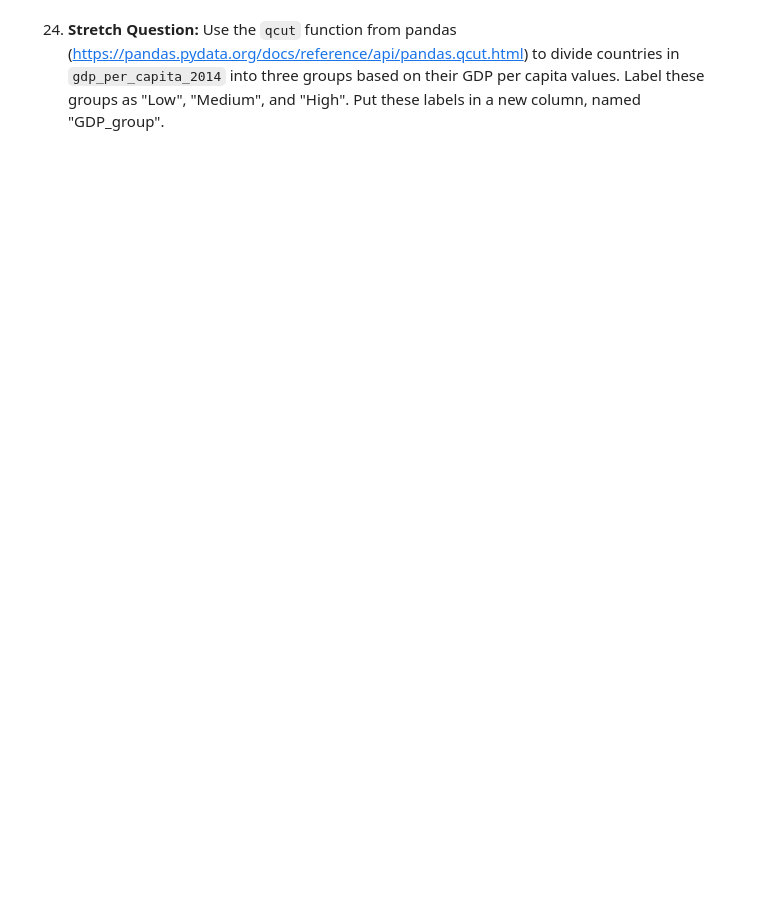
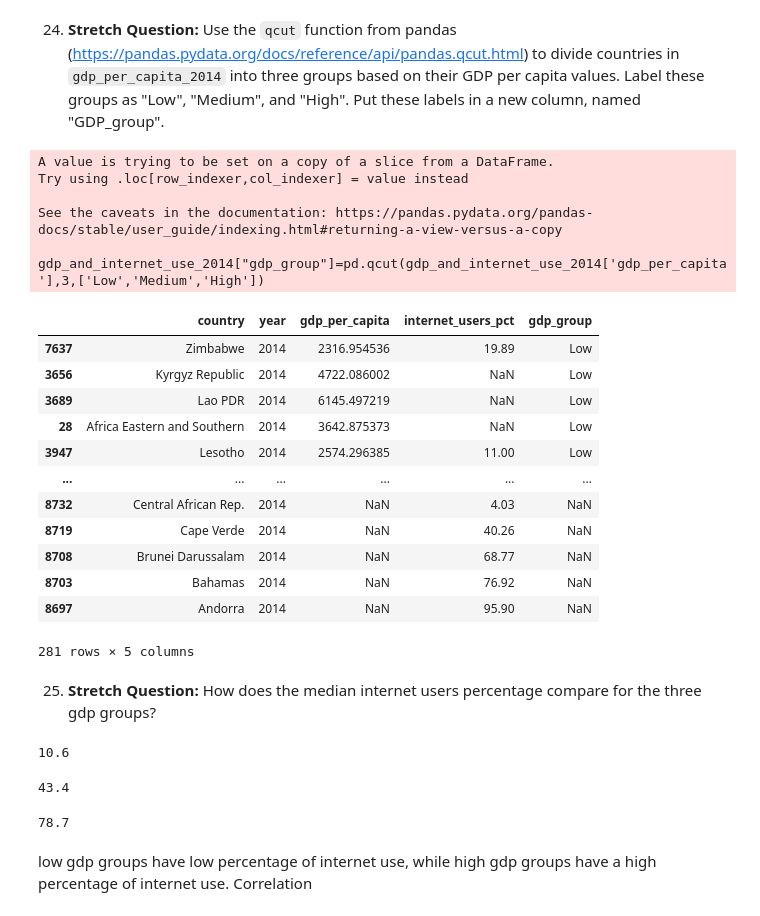
Before and after one commit to NSS-Data-Analytics-Cohort-10/gdp-and-internet-usage-megyg6, a Jupyter notebook: notebooks/gdp_and_internet_usage_notebook.ipynb, the cells around one changed output. Drawn from its saved outputs; the diff is of its cells as text; code cells hidden in the pictures; blank space fills up the shorter version.

Commit message:
working on 25 graph but do have numbers to compare need to go back for revisions

```diff
--- a/notebooks/gdp_and_internet_usage_notebook.ipynb
+++ b/notebooks/gdp_and_internet_usage_notebook.ipynb
@@ -285,4 +715,42 @@ gdp_and_internet_use_2014["internet_users_pct"].describe()
 24. **Stretch Question:** Use the `qcut` function from pandas (https://pandas.pydata.org/docs/reference/api/pandas.qcut.html) to divide countries in `gdp_per_capita_2014` into three groups based on their GDP per capita values. Label these groups as "Low", "Medium", and "High". Put these labels in a new column, named "GDP_group".
 # %%
 gdp_and_internet_use_2014["gdp_group"]=pd.qcut(gdp_and_internet_use_2014['gdp_per_capita'],3,['Low','Medium','High'])
-gdp_and_internet_use_2014.head()
+gdp_and_internet_use_2014.sort_values("gdp_group")
+# %% [output]
+A value is trying to be set on a copy of a slice from a DataFrame.
+Try using .loc[row_indexer,col_indexer] = value instead
+
+See the caveats in the documentation: https://pandas.pydata.org/pandas-docs/stable/user_guide/indexing.html#returning-a-view-versus-a-copy
+  gdp_and_internet_use_2014["gdp_group"]=pd.qcut(gdp_and_internet_use_2014['gdp_per_capita'],3,['Low','Medium','High'])
+|  | country | year | gdp_per_capita | internet_users_pct | gdp_group |
+| 7637 | Zimbabwe | 2014 | 2316.954536 | 19.89 | Low |
+| 3656 | Kyrgyz Republic | 2014 | 4722.086002 | NaN | Low |
+| 3689 | Lao PDR | 2014 | 6145.497219 | NaN | Low |
+| 28 | Africa Eastern and Southern | 2014 | 3642.875373 | NaN | Low |
+| 3947 | Lesotho | 2014 | 2574.296385 | 11.00 | Low |
+| ... | ... | ... | ... | ... | ... |
+| 8732 | Central African Rep. | 2014 | NaN | 4.03 | NaN |
+| 8719 | Cape Verde | 2014 | NaN | 40.26 | NaN |
+| 8708 | Brunei Darussalam | 2014 | NaN | 68.77 | NaN |
+| 8703 | Bahamas | 2014 | NaN | 76.92 | NaN |
+| 8697 | Andorra | 2014 | NaN | 95.90 | NaN |
+281 rows × 5 columns
+# %% [markdown]
+25. **Stretch Question:** How does the median internet users percentage compare for the three gdp groups?
+# %%
+gdp_and_internet_use_2014_low=gdp_and_internet_use_2014.loc[gdp_and_internet_use_2014["gdp_group"]=="Low"]
+gdp_and_internet_use_2014_low["internet_users_pct"].median()
+# %% [output]
+10.6
+# %%
+gdp_and_internet_use_2014_med=gdp_and_internet_use_2014.loc[gdp_and_internet_use_2014["gdp_group"]=="Medium"]
+gdp_and_internet_use_2014_med["internet_users_pct"].median()
+# %% [output]
+43.4
+# %%
+gdp_and_internet_use_2014_high=gdp_and_internet_use_2014.loc[gdp_and_internet_use_2014["gdp_group"]=="High"]
+gdp_and_internet_use_2014_high["internet_users_pct"].median()
+# %% [output]
+78.7
+# %% [markdown]
+low gdp groups have low percentage of internet use, while high gdp groups have a high percentage of internet use. Correlation
```
Also changed, not shown: parts of 60 cells of this notebook.
